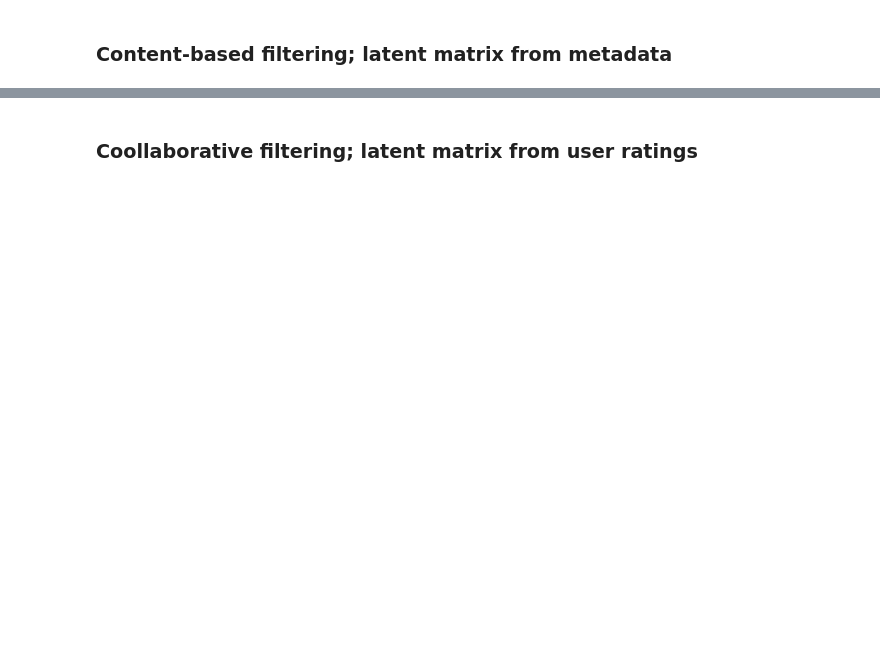
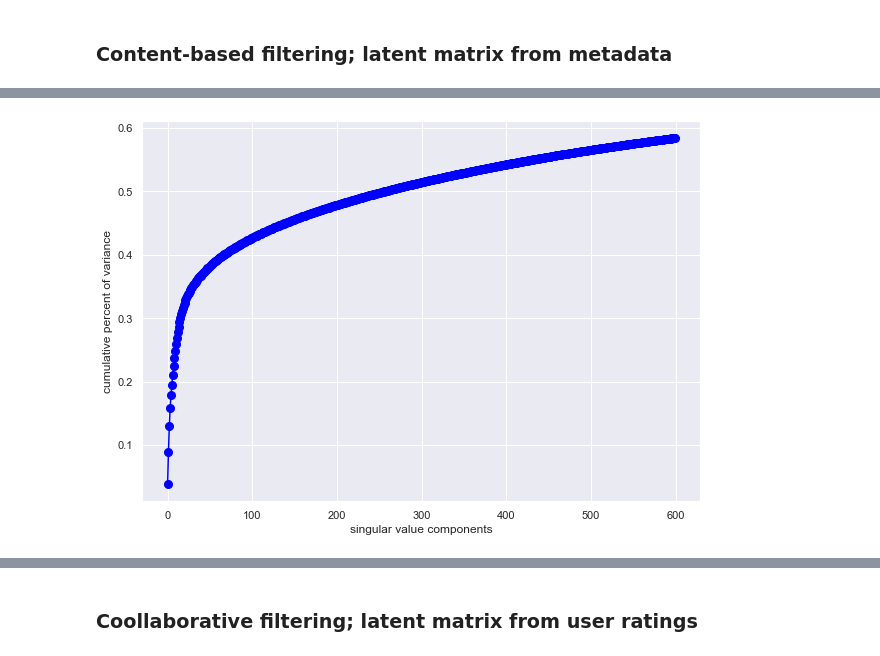
Before and after one commit to kojosbk/Movie_Recomender_Unsupervised_sprint, a Jupyter notebook: 1_EDA_model/JM4 Starter_Notebook.ipynb, the cells around one changed output, grey strips where cells are left out. Saved outputs shown, nothing was run; the diff lists cells and outputs as text; code cells hidden in the pictures; blank space fills up the shorter version.

```diff
--- a/1_EDA_model/JM4 Starter_Notebook.ipynb
+++ b/1_EDA_model/JM4 Starter_Notebook.ipynb
@@ -578,0 +651,10 @@ tfidf_df = pd.DataFrame(tfidf_matrix.A)
+# %%
+# plot variance explained tochoose latent dimensions
+
+explained_content = svd_content.explained_variance_ratio_.cumsum()
+plt.plot(explained_content, ".-", ms=16, color="blue")
+plt.xlabel("singular value components", fontsize=12)
+plt.ylabel("cumulative percent of variance", fontsize=12)
+plt.show()
+# %% [output]
+[figure, added]
```
Also changed, not shown: parts of 124 cells of this notebook.
